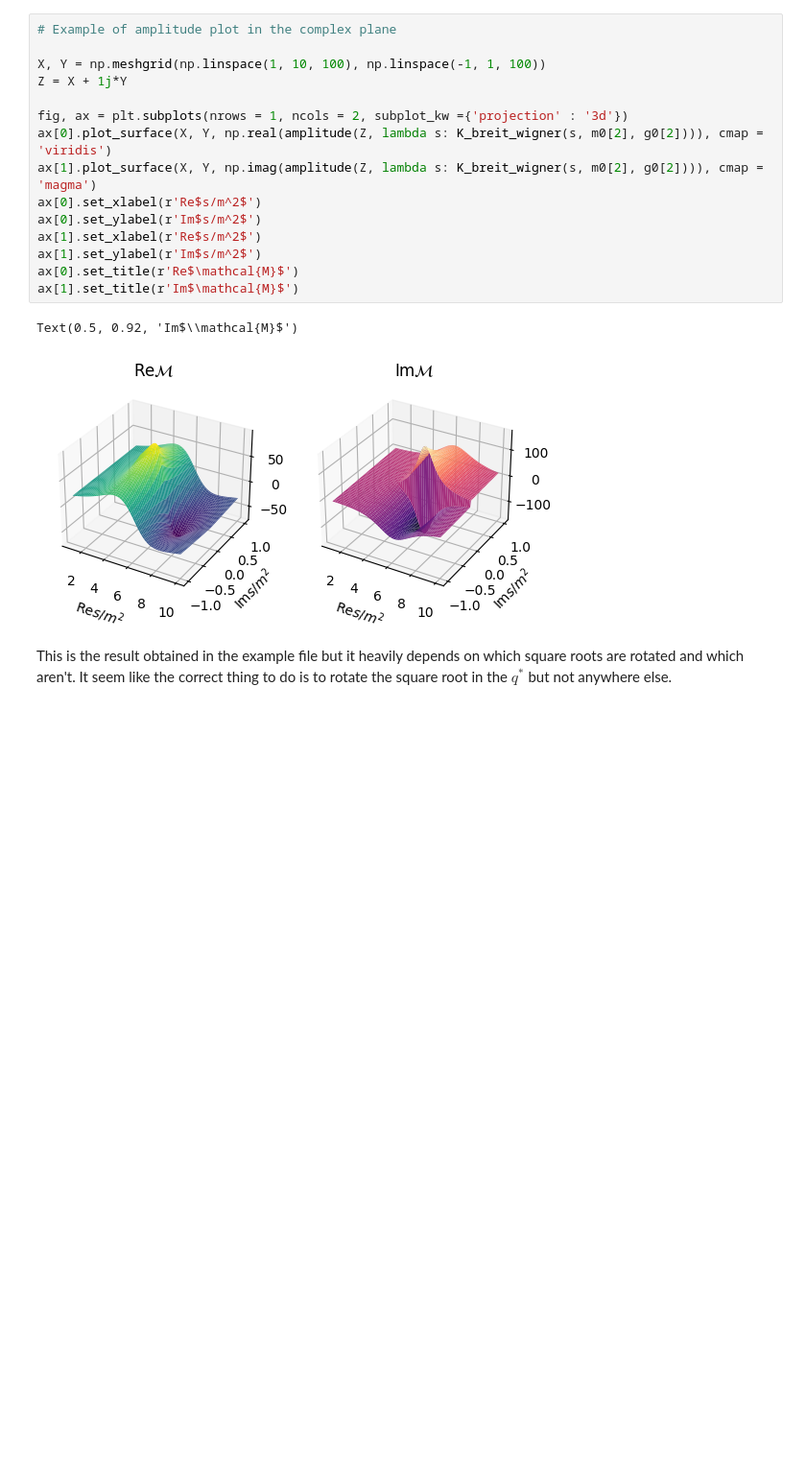
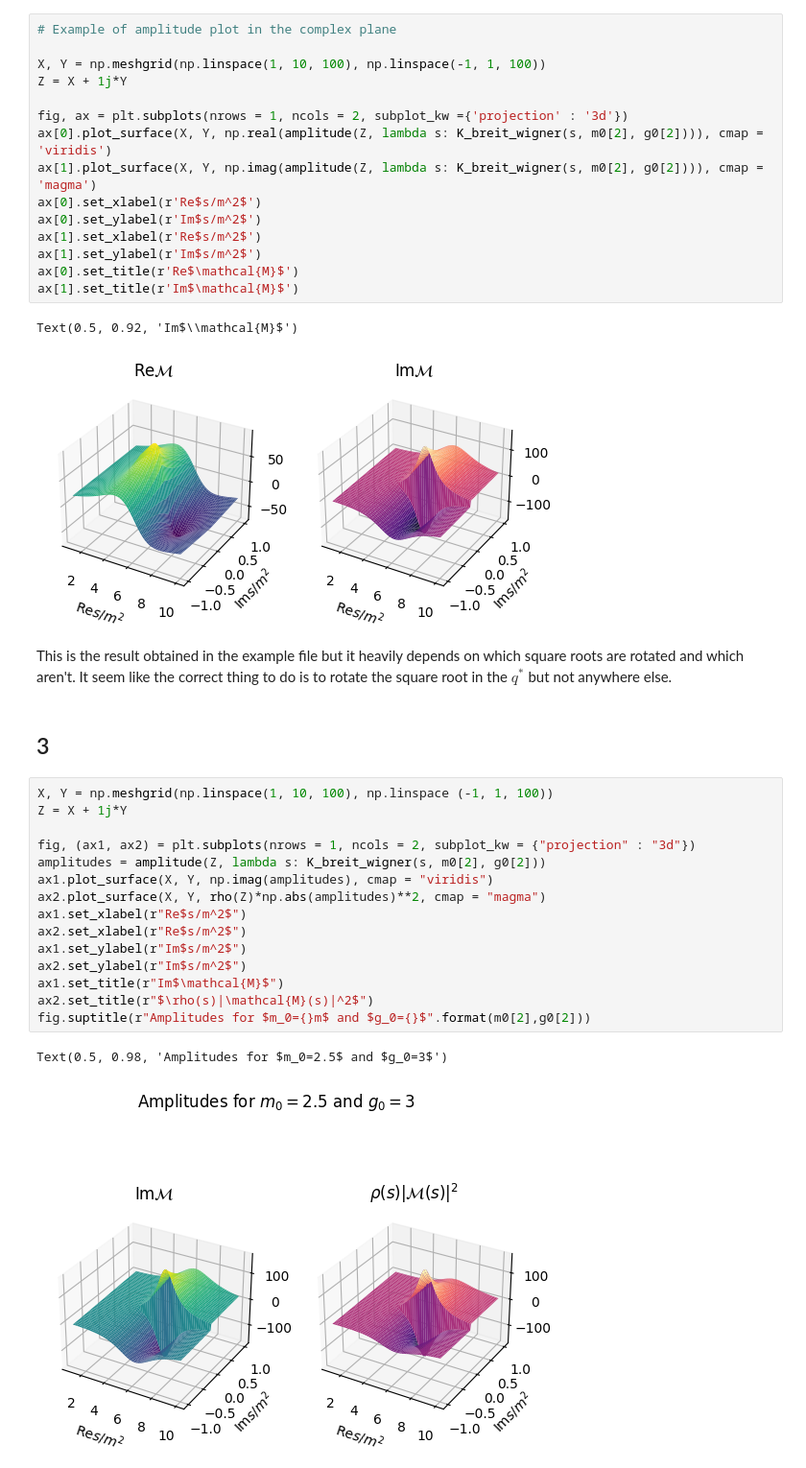
Before and after one commit to ivanmbur/Introduction_to_Scattering, a Jupyter notebook: scattering_amplitudes_cleaner.ipynb, the cells around one changed output. Shown: that part at 96% size. Cells and saved outputs as stored; diff of their text form; blank space fills up the shorter version.

```diff
--- a/scattering_amplitudes_cleaner.ipynb
+++ b/scattering_amplitudes_cleaner.ipynb
@@ -115,3 +115,23 @@ Text(0.5, 0.92, 'Im$\\mathcal{M}$')
 [figure]
 # %% [markdown]
 This is the result obtained in the example file but it heavily depends on which square roots are rotated and which aren't. It seem like the correct thing to do is to rotate the square root in the $q^*$ but not anywhere else.
+# %% [markdown]
+## 3
+# %%
+X, Y = np.meshgrid(np.linspace(1, 10, 100), np.linspace (-1, 1, 100))
+Z = X + 1j*Y
+
+fig, (ax1, ax2) = plt.subplots(nrows = 1, ncols = 2, subplot_kw = {"projection" : "3d"})
+amplitudes = amplitude(Z, lambda s: K_breit_wigner(s, m0[2], g0[2]))
+ax1.plot_surface(X, Y, np.imag(amplitudes), cmap = "viridis")
+ax2.plot_surface(X, Y, rho(Z)*np.abs(amplitudes)**2, cmap = "magma")
+ax1.set_xlabel(r"Re$s/m^2$")
+ax2.set_xlabel(r"Re$s/m^2$")
+ax1.set_ylabel(r"Im$s/m^2$")
+ax2.set_ylabel(r"Im$s/m^2$")
+ax1.set_title(r"Im$\mathcal{M}$")
+ax2.set_title(r"$\rho(s)|\mathcal{M}(s)|^2$")
+fig.suptitle(r"Amplitudes for $m_0={}m$ and $g_0={}$".format(m0[2],g0[2]))
+# %% [output]
+Text(0.5, 0.98, 'Amplitudes for $m_0=2.5$ and $g_0=3$')
+[figure, added]
```
Also changed, not shown: parts of 14 cells of this notebook.
